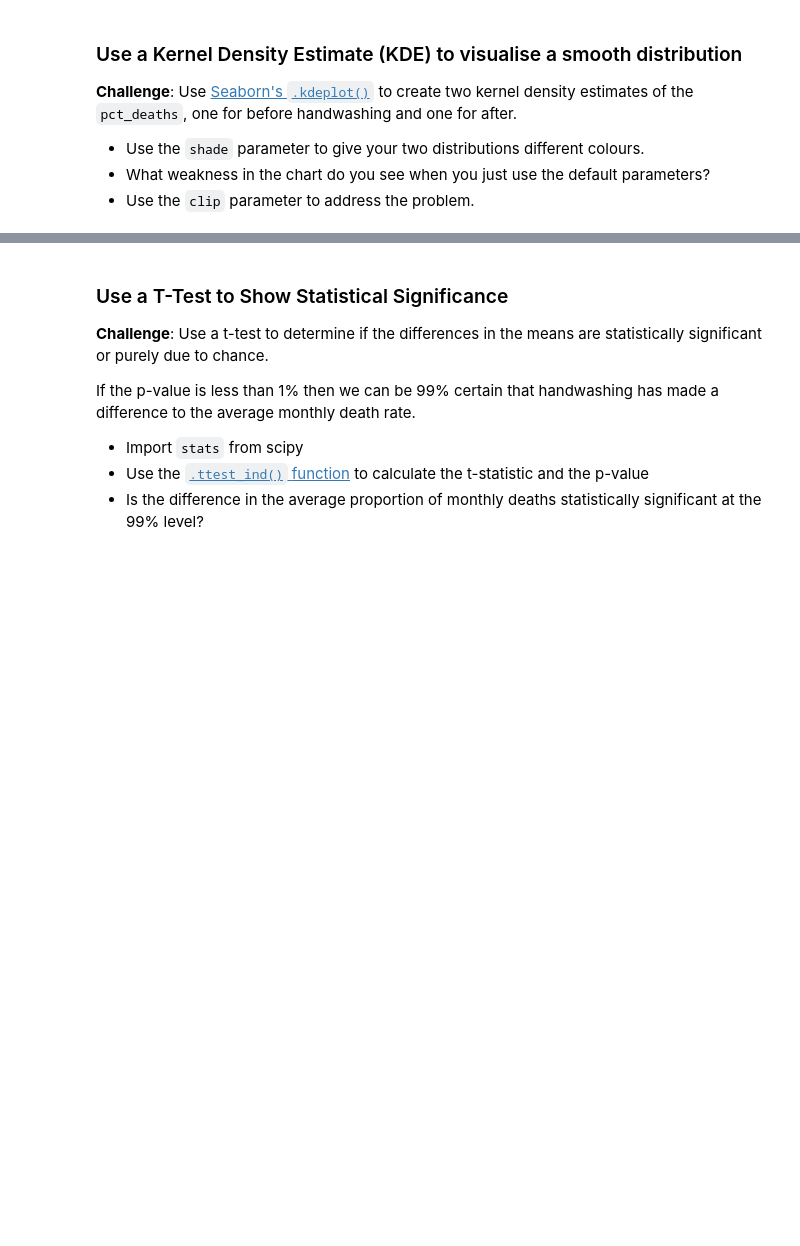
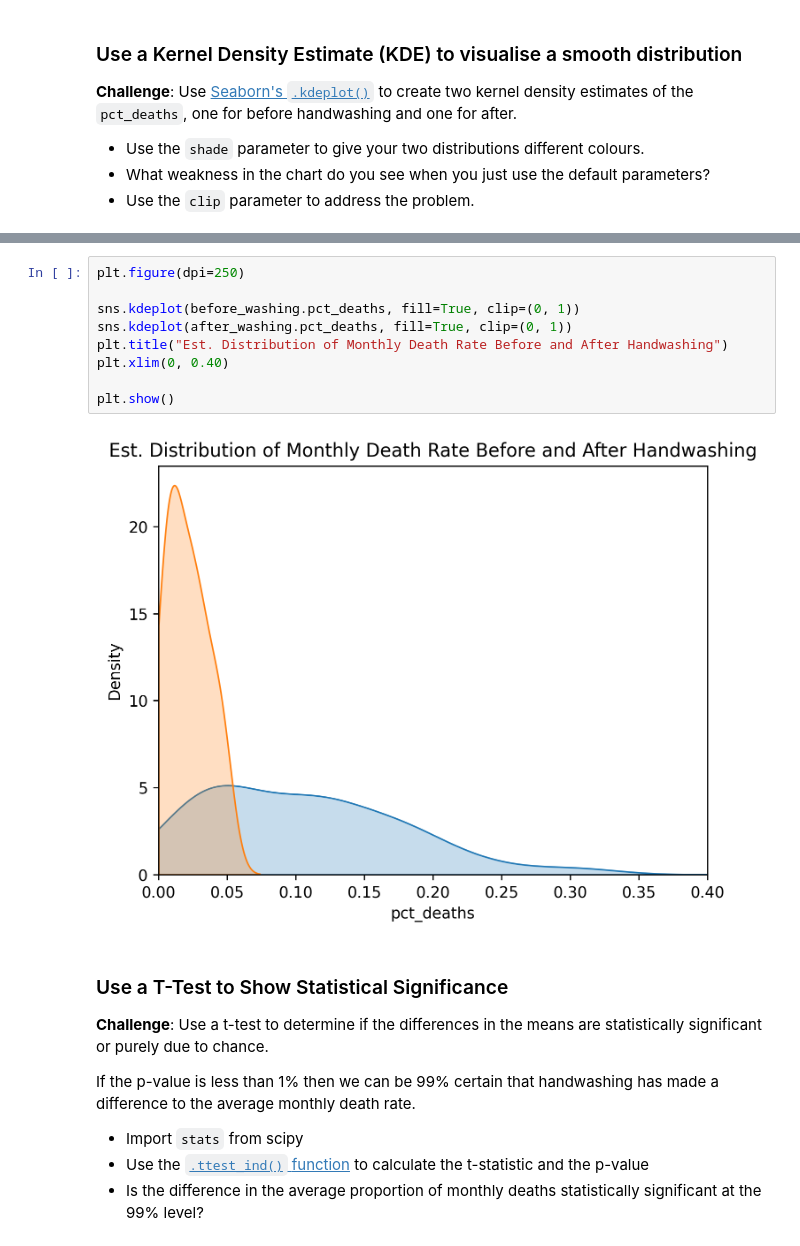
Before and after one commit to thandora/100-days-of-code-udemy, a Jupyter notebook: day-079-dr-semmelweis-analysis/dr_smmelweis_analysis.ipynb, the cells around one changed output, grey strips where cells are left out. Saved outputs shown, nothing was run; the diff lists cells and outputs as text; blank space fills up the shorter version.

```diff
--- a/day-079-dr-semmelweis-analysis/dr_smmelweis_analysis.ipynb
+++ b/day-079-dr-semmelweis-analysis/dr_smmelweis_analysis.ipynb
@@ -617,3 +628,14 @@ hist.show()
+# %%
+plt.figure(dpi=250)
+
+sns.kdeplot(before_washing.pct_deaths, fill=True, clip=(0, 1))
+sns.kdeplot(after_washing.pct_deaths, fill=True, clip=(0, 1))
+plt.title("Est. Distribution of Monthly Death Rate Before and After Handwashing")
+plt.xlim(0, 0.40)
+
+plt.show()
+# %% [output]
+[figure, added]
 # %% [markdown]
 ### Use a T-Test to Show Statistical Significance
 
```
Also changed, not shown: parts of 4 cells of this notebook.
